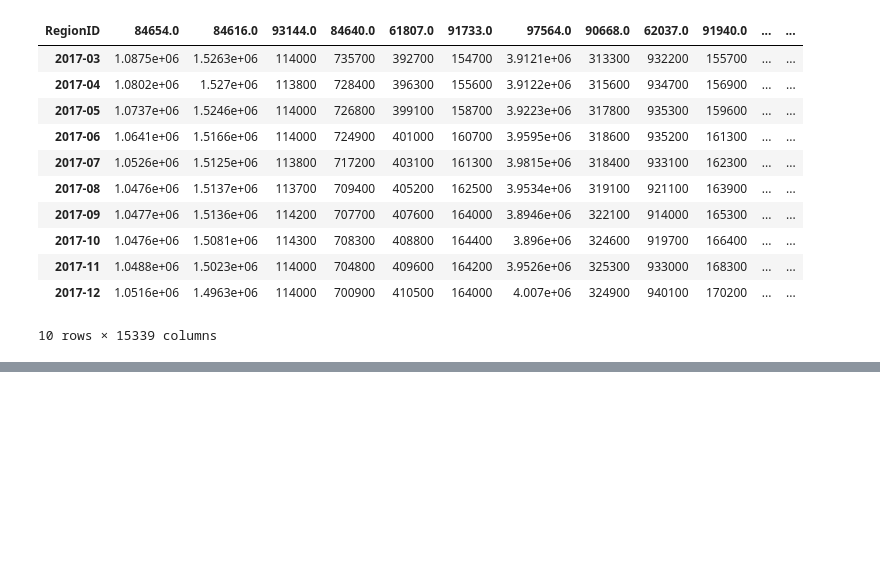
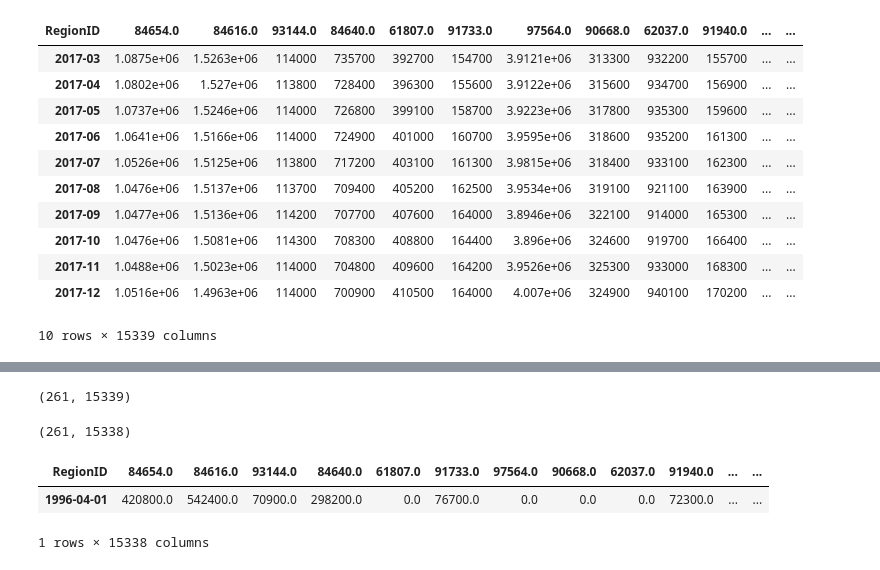
Before and after one commit to akell47/Zillow, a Jupyter notebook: zipcode.ipynb, the cells around one changed output, grey strips where cells are left out. Cells and saved outputs as stored; diff of their text form; code cells hidden in the pictures; blank space fills up the shorter version.

```diff
--- a/zipcode.ipynb
+++ b/zipcode.ipynb
@@ -58,0 +59,4 @@ import matplotlib.pyplot as plt
+# %%
+T_pzip.shape
+# %% [output]
+(261, 15339)
@@ -58,0 +65,9 @@ import matplotlib.pyplot as plt
+# %%
+T_pzip.drop(T_pzip.columns[[15338]], axis=1, inplace=True)
+T_pzip.shape
+T_pzip.head(1)
+# %% [output]
+(261, 15338)
+| RegionID | 84654.0 | 84616.0 | 93144.0 | 84640.0 | 61807.0 | 91733.0 | 97564.0 | 90668.0 | 62037.0 | 91940.0 | ... | ... |
+| 1996-04-01 | 420800.0 | 542400.0 | 70900.0 | 298200.0 | 0.0 | 76700.0 | 0.0 | 0.0 | 0.0 | 72300.0 | ... | ... |
+1 rows × 15338 columns
```
Also changed, not shown: parts of 8 cells of this notebook.
